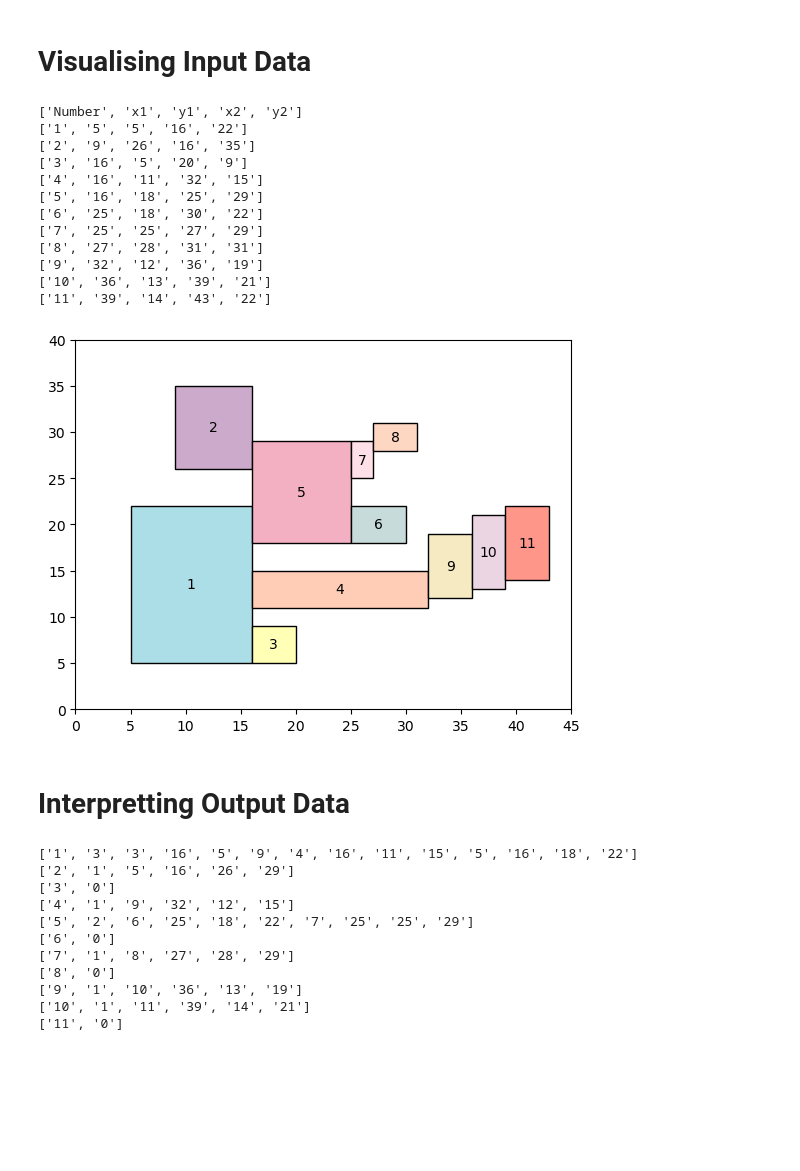
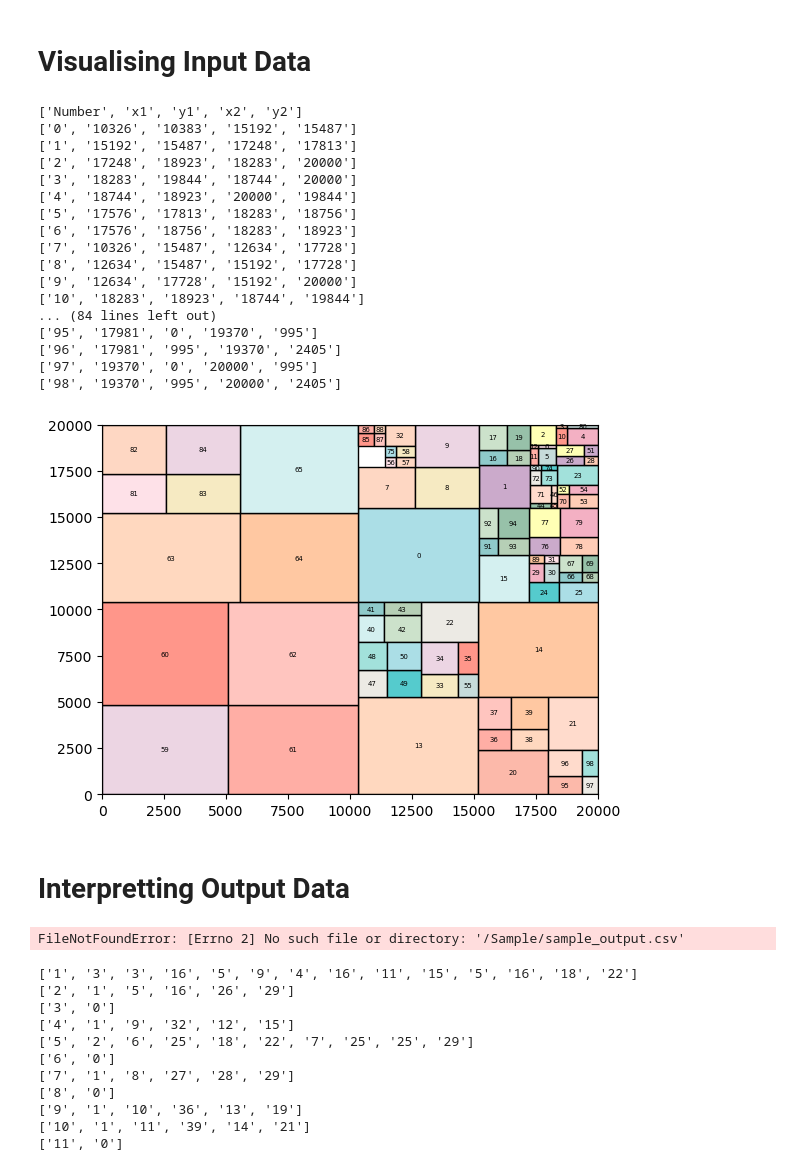
Before and after one commit to AwesomeTevv/Advanced-Analysis-of-Algorithms-Assignment, a Jupyter notebook: VisualiseRectangles.ipynb, the cells around one changed output. Cells and saved outputs as stored; diff of their text form; code cells hidden in the pictures; blank space fills up the shorter version.

```diff
--- a/VisualiseRectangles.ipynb
+++ b/VisualiseRectangles.ipynb
@@ -36,7 +36,9 @@ colors = [
 # %% [markdown]
 # Visualising Input Data
 # %%
-in_filename = 'sample_input.csv'
+number = '99'
+
+in_filename = 'C:/Users/tevle/Desktop/University/Third Year/Advanced Analysis of Algorithms/Advanced-Analysis-of-Algorithms-Assignment/Input/in' + number + '.csv'
 
 rectangles = []
 
@@ -57,47 +59,52 @@ for rectangle in rectangles:
     print(rectangle)
 # %% [output]
 ['Number', 'x1', 'y1', 'x2', 'y2']
-['1', '5', '5', '16', '22']
-['2', '9', '26', '16', '35']
-['3', '16', '5', '20', '9']
-['4', '16', '11', '32', '15']
-['5', '16', '18', '25', '29']
-['6', '25', '18', '30', '22']
-['7', '25', '25', '27', '29']
-['8', '27', '28', '31', '31']
-['9', '32', '12', '36', '19']
-['10', '36', '13', '39', '21']
-['11', '39', '14', '43', '22']
+['0', '10326', '10383', '15192', '15487']
+['1', '15192', '15487', '17248', '17813']
+['2', '17248', '18923', '18283', '20000']
+['3', '18283', '19844', '18744', '20000']
+['4', '18744', '18923', '20000', '19844']
+['5', '17576', '17813', '18283', '18756']
+['6', '17576', '18756', '18283', '18923']
+['7', '10326', '15487', '12634', '17728']
+['8', '12634', '15487', '15192', '17728']
+['9', '12634', '17728', '15192', '20000']
+['10', '18283', '18923', '18744', '19844']
+... (84 lines left out)
+['95', '17981', '0', '19370', '995']
+['96', '17981', '995', '19370', '2405']
+['97', '19370', '0', '20000', '995']
+['98', '19370', '995', '20000', '2405']
 # %%
 fig, ax = plt.subplots()
 
 for i in range(len(rectangles)):
     # color = '#'+random.randbytes(3).hex()
     # color = colors[random.randint(0, len(colors) - 1)]
     color = colors[i % len(colors)]
     r = rectangles[i]
     anchor = (int(r[1]), int(r[2]))
     width = int(r[3]) - int(r[1])
     height = int(r[4]) - int(r[2])
     rectangle = Rectangle(anchor, width, height, fill=True,
                           facecolor=color, edgecolor='#000000')
     ax.add_patch(rectangle)
     rx, ry = rectangle.get_xy()
     cx = rx + rectangle.get_width()/2.0
     cy = ry + rectangle.get_height()/2.0
     ax.annotate(r[0], (cx, cy), color='black',
-                fontsize=10, ha='center', va='center')
+                fontsize=5, ha='center', va='center')
 
 # display plot
-ax.set_xlim(left=0, right=45)
-ax.set_ylim(bottom=0, top=40)
+ax.set_xlim(left=0, right=20_000)
+ax.set_ylim(bottom=0, top=20_000)
 plt.show()
 # %% [output]
-[figure, old version]
+[figure, new version]
 # %% [markdown]
 # Interpretting Output Data
 # %%
-out_filename = 'sample_output.csv'
+out_filename = '/Sample/sample_output.csv'
 
 data = []
 
@@ -105,6 +112,8 @@ with open(out_filename) as csv_out_file:
     csv_reader = csv.reader(csv_out_file, delimiter=',')
     for row in csv_reader:
         data.append(row)
+# %% [output]
+FileNotFoundError: [Errno 2] No such file or directory: '/Sample/sample_output.csv'
 # %%
 for d in data:
     print(d)
```
